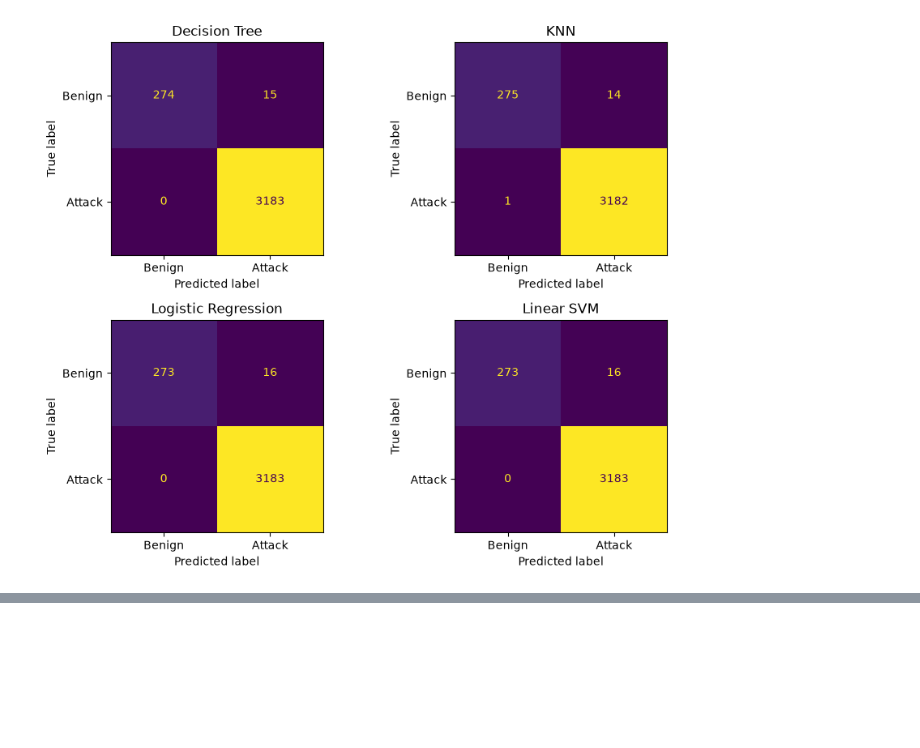
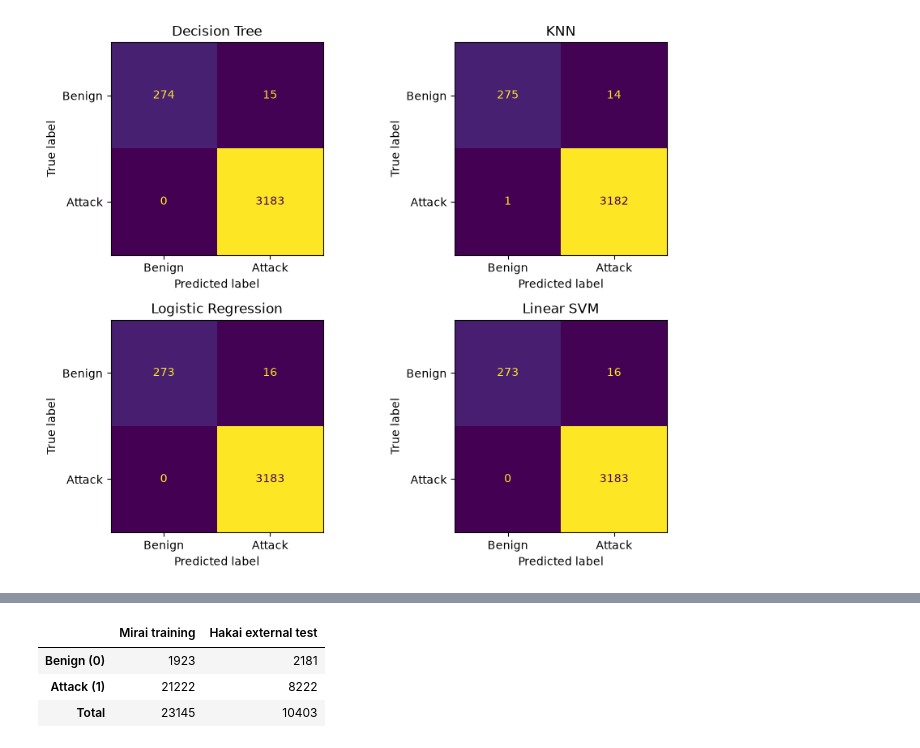
Before and after one commit to JVSutter/IoT-Security-Labs, a Jupyter notebook: INF6953QE_Lab1/lab1.ipynb, the cells around one changed output, grey strips where cells are left out. Cells and saved outputs as stored; diff of their text form; code cells hidden in the pictures; blank space fills up the shorter version.

```diff
--- a/INF6953QE_Lab1/lab1.ipynb
+++ b/INF6953QE_Lab1/lab1.ipynb
@@ -284,0 +289,89 @@ plt.show()
+# %%
+from pathlib import Path
+
+import numpy as np
+import pandas as pd
+from sklearn.compose import ColumnTransformer
+from sklearn.impute import SimpleImputer
+from sklearn.pipeline import Pipeline
+from sklearn.preprocessing import OneHotEncoder, StandardScaler
+
+PART4_DATA_DIR = Path('data/raw')
+if not PART4_DATA_DIR.is_dir():
+    PART4_DATA_DIR = Path('INF6953QE_Lab1/data/raw')
+
+def load_part4_labeled_flows(path):
+    """Load an official IoT-23 Zeek conn.log.labeled file."""
+    path = Path(path)
+    if not path.is_file():
+        raise FileNotFoundError(f'Dataset not found: {path}')
+
+    with path.open(encoding='utf-8') as file:
+        fields_line = next(line for line in file if line.startswith('#fields'))
+    fields = fields_line.rstrip('\n').split('\t')[1:]
+    df = pd.read_csv(path, sep='\t', comment='#', names=fields, low_memory=False)
+
+    if 'label' not in df.columns:
+        combined_column = next(column for column in df.columns if 'label' in column)
+        labels = df.pop(combined_column).str.split(r'\s{3}', n=2, expand=True)
+        if labels.shape[1] != 3:
+            raise ValueError(f'Unexpected label format in {path}')
+        labels.columns = ['tunnel_parents', 'label', 'detailed_label']
+        df = pd.concat([df, labels], axis=1)
+    else:
+        df = df.rename(columns={'det_label': 'detailed_label'})
+
+    assert df['label'].isin(['Benign', 'Malicious']).all()
+    df['label'] = df['label'].map({'Benign': 0, 'Malicious': 1})
+    return df
+
+part4_numeric_features = [
+    'duration', 'orig_bytes', 'resp_bytes', 'missed_bytes',
+    'orig_pkts', 'orig_ip_bytes', 'resp_pkts', 'resp_ip_bytes'
+]
+part4_categorical_features = ['proto', 'service', 'conn_state']
+
+def prepare_part4_features(df):
+    X = df[part4_numeric_features + part4_categorical_features].copy()
+    X[part4_numeric_features] = X[part4_numeric_features].replace(
+        ['-', '(empty)'], np.nan
+    ).astype(float)
+    X[part4_categorical_features] = X[part4_categorical_features].replace(
+        ['-', '(empty)'], 'Unknown'
+    )
+    return X, df['label'].copy()
+
+part4_numeric_transformer = Pipeline([
+    ('imputer', SimpleImputer(strategy='median', add_indicator=True)),
+    ('scaler', StandardScaler())
+])
+part4_categorical_transformer = Pipeline([
+    ('imputer', SimpleImputer(strategy='constant', fill_value='Unknown')),
+    ('encoder', OneHotEncoder(handle_unknown='ignore'))
+])
+part4_preprocessor = ColumnTransformer([
+    ('numeric', part4_numeric_transformer, part4_numeric_features),
+    ('categorical', part4_categorical_transformer, part4_categorical_features)
+])
+
+mirai_part4 = load_part4_labeled_flows(
+    PART4_DATA_DIR / 'mirai-34-1.conn.log.labeled'
+)
+hakai_part4 = load_part4_labeled_flows(
+    PART4_DATA_DIR / 'hakai-8-1.conn.log.labeled'
+)
+X_mirai_all, y_mirai_all = prepare_part4_features(mirai_part4)
+X_hakai, y_hakai = prepare_part4_features(hakai_part4)
+
+scenario_distributions = pd.DataFrame({
+    'Mirai training': y_mirai_all.value_counts().reindex([0, 1], fill_value=0),
+    'Hakai external test': y_hakai.value_counts().reindex([0, 1], fill_value=0)
+}, index=[0, 1])
+scenario_distributions.index = ['Benign (0)', 'Attack (1)']
+scenario_distributions.loc['Total'] = scenario_distributions.sum()
+scenario_distributions
+# %% [output]
+|  | Mirai training | Hakai external test |
+| Benign (0) | 1923 | 2181 |
+| Attack (1) | 21222 | 8222 |
+| Total | 23145 | 10403 |
```
Also changed, not shown: parts of 7 cells of this notebook, 1 other file.
